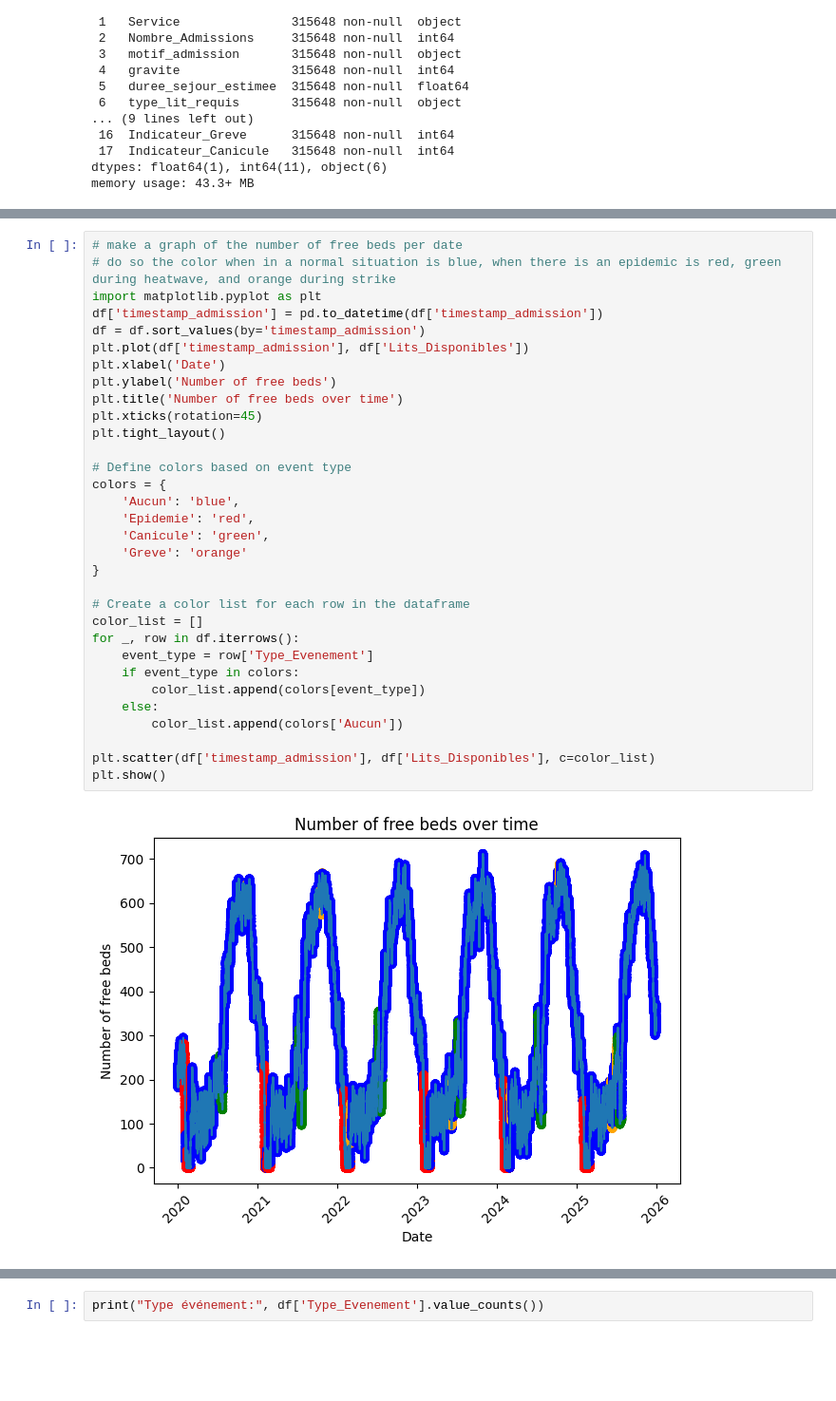
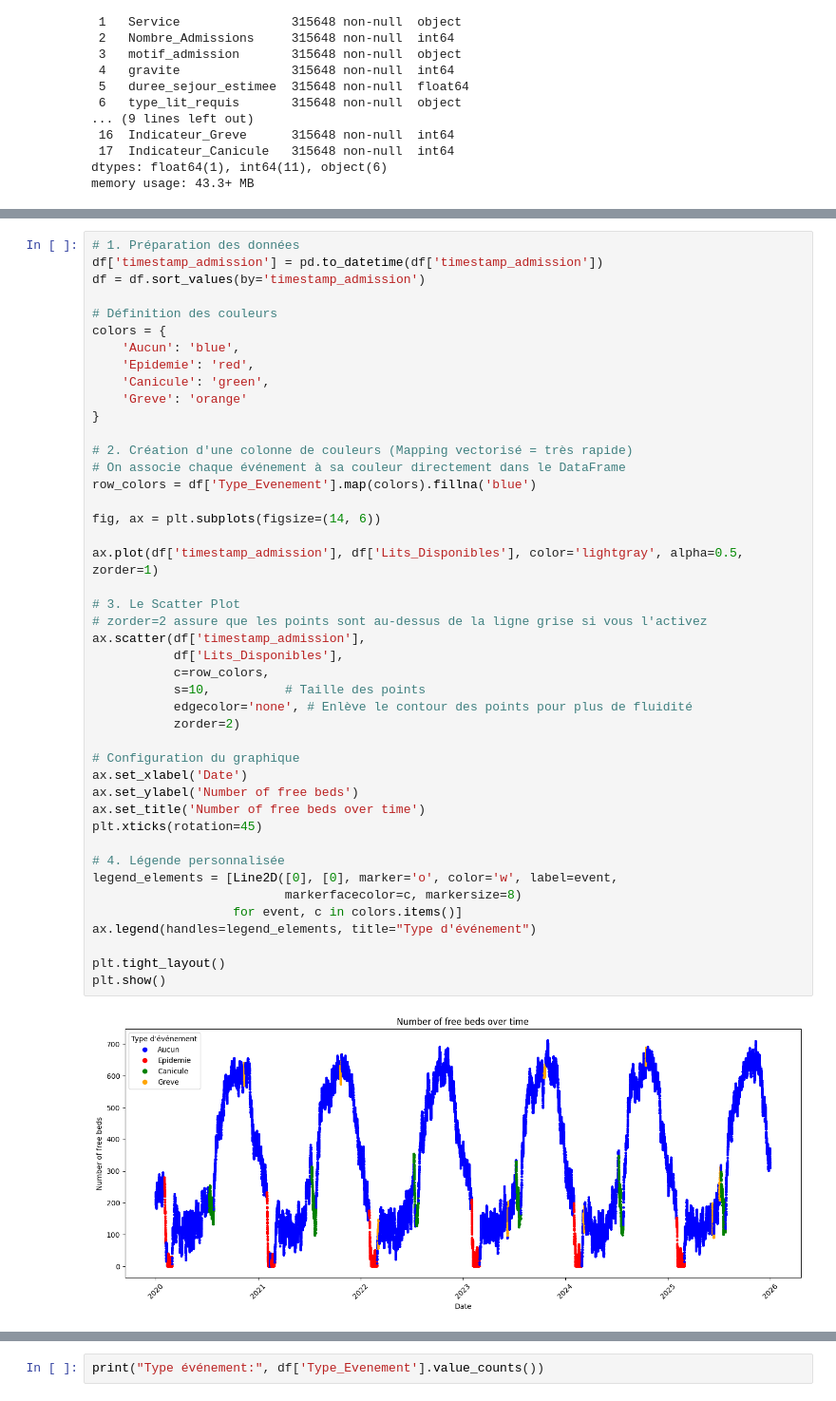
Before and after one commit to MiloBonbaril/DATA-smartcare-analytics, a Jupyter notebook: AED.ipynb, the cells around one changed output, grey strips where cells are left out. Shown at 95% size. Drawn from its saved outputs; the diff is of its cells as text; blank space fills up the shorter version.

```diff
--- a/AED.ipynb
+++ b/AED.ipynb
@@ -38,34 +37,46 @@ df.head(10)
 # %%
-# make a graph of the number of free beds per date
-# do so the color when in a normal situation is blue, when there is an epidemic is red, green during heatwave, and orange during strike
-import matplotlib.pyplot as plt
+# 1. Préparation des données
 df['timestamp_admission'] = pd.to_datetime(df['timestamp_admission'])
 df = df.sort_values(by='timestamp_admission')
-plt.plot(df['timestamp_admission'], df['Lits_Disponibles'])
-plt.xlabel('Date')
-plt.ylabel('Number of free beds')
-plt.title('Number of free beds over time')
-plt.xticks(rotation=45)
-plt.tight_layout()
 
-# Define colors based on event type
+# Définition des couleurs
 colors = {
     'Aucun': 'blue',
     'Epidemie': 'red',
     'Canicule': 'green',
     'Greve': 'orange'
 }
 
-# Create a color list for each row in the dataframe
-color_list = []
-for _, row in df.iterrows():
-    event_type = row['Type_Evenement']
-    if event_type in colors:
-        color_list.append(colors[event_type])
-    else:
-        color_list.append(colors['Aucun'])
+# 2. Création d'une colonne de couleurs (Mapping vectorisé = très rapide)
+# On associe chaque événement à sa couleur directement dans le DataFrame
+row_colors = df['Type_Evenement'].map(colors).fillna('blue')
 
-plt.scatter(df['timestamp_admission'], df['Lits_Disponibles'], c=color_list)
+fig, ax = plt.subplots(figsize=(14, 6))
+
+ax.plot(df['timestamp_admission'], df['Lits_Disponibles'], color='lightgray', alpha=0.5, zorder=1)
+
+# 3. Le Scatter Plot
+# zorder=2 assure que les points sont au-dessus de la ligne grise si vous l'activez
+ax.scatter(df['timestamp_admission'],
+           df['Lits_Disponibles'],
+           c=row_colors,
+           s=10,          # Taille des points
+           edgecolor='none', # Enlève le contour des points pour plus de fluidité
+           zorder=2)
+
+# Configuration du graphique
+ax.set_xlabel('Date')
+ax.set_ylabel('Number of free beds')
+ax.set_title('Number of free beds over time')
+plt.xticks(rotation=45)
+
+# 4. Légende personnalisée
+legend_elements = [Line2D([0], [0], marker='o', color='w', label=event,
+                          markerfacecolor=c, markersize=8)
+                   for event, c in colors.items()]
+ax.legend(handles=legend_elements, title="Type d'événement")
+
+plt.tight_layout()
 plt.show()
 # %% [output]
-[figure, old version]
+[figure, new version]
```
Also changed, not shown: parts of 10 cells of this notebook.
